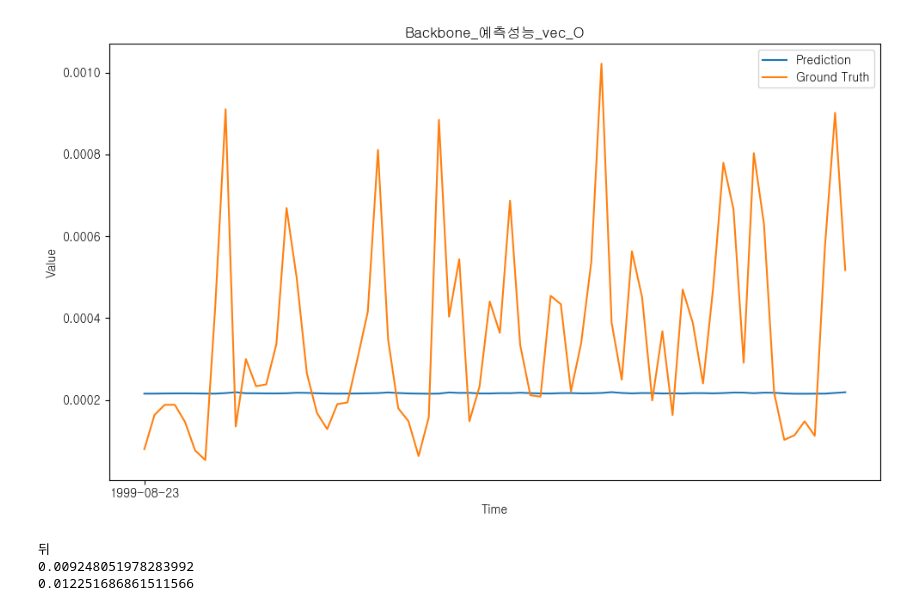
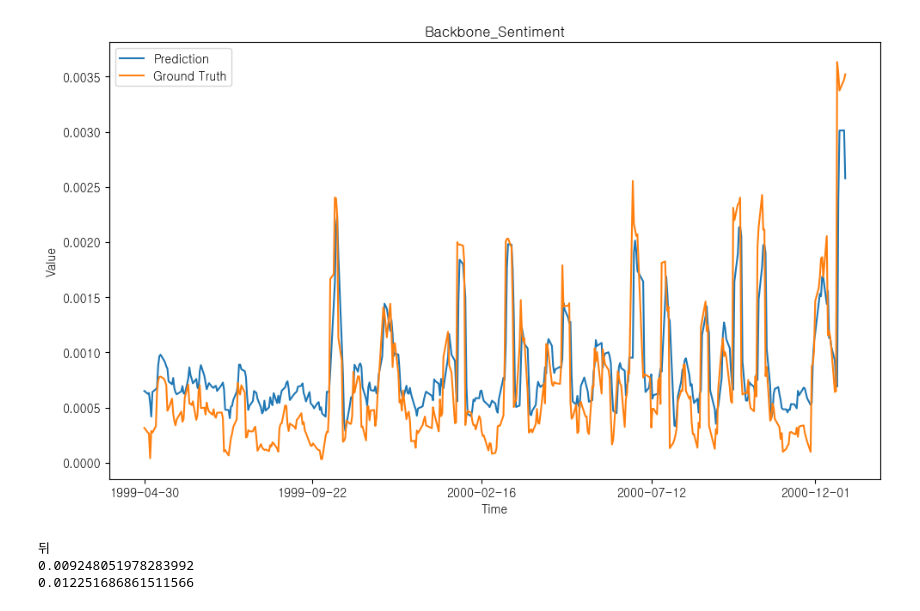
Before and after one commit to kimjuhwan1234/Volatility_Forecasting, a Jupyter notebook: EDA.ipynb, the cells around one changed output. Saved outputs shown, nothing was run; the diff lists cells and outputs as text; code cells hidden in the pictures.

```diff
--- a/EDA.ipynb
+++ b/EDA.ipynb
@@ -18,18 +20,18 @@ pred1.index = pd.to_datetime(pred1.index)
 # pred1['Predictions'].iloc[0:-2].resample('W-MON').mean()
 # %%
 plt.figure(figsize=(10, 6))
-plt.plot(pred1['Predictions'].iloc[0:-2].resample('W-MON').mean(), label='Prediction')
-plt.plot(pred1['Ground Truths'].iloc[0:-2].resample('W-MON').mean(), label='Ground Truth')
+plt.plot(pred1['Predictions'].iloc[0:-2], label='Prediction')
+plt.plot(pred1['Ground Truths'].iloc[0:-2], label='Ground Truth')
 # plt.plot(gt.loc['1999-06-28':'2001-01-01'], label='Ground Truth')
-plt.title('Backbone_예측성능_vec_O')
+plt.title('Backbone_Sentiment')
 plt.xlabel('Time')
 plt.ylabel('Value')
 plt.legend()
 plt.xticks(pred1.index[0:-2:100])
 plt.tight_layout()
 plt.show()
 # %% [output]
-[figure, old version]
+[figure, new version]
 # %%
 def calculate_mae(gt, output):
     mae = mean_absolute_error(gt, output)
```
Also changed, not shown: parts of 2 cells of this notebook, 32 other files.
